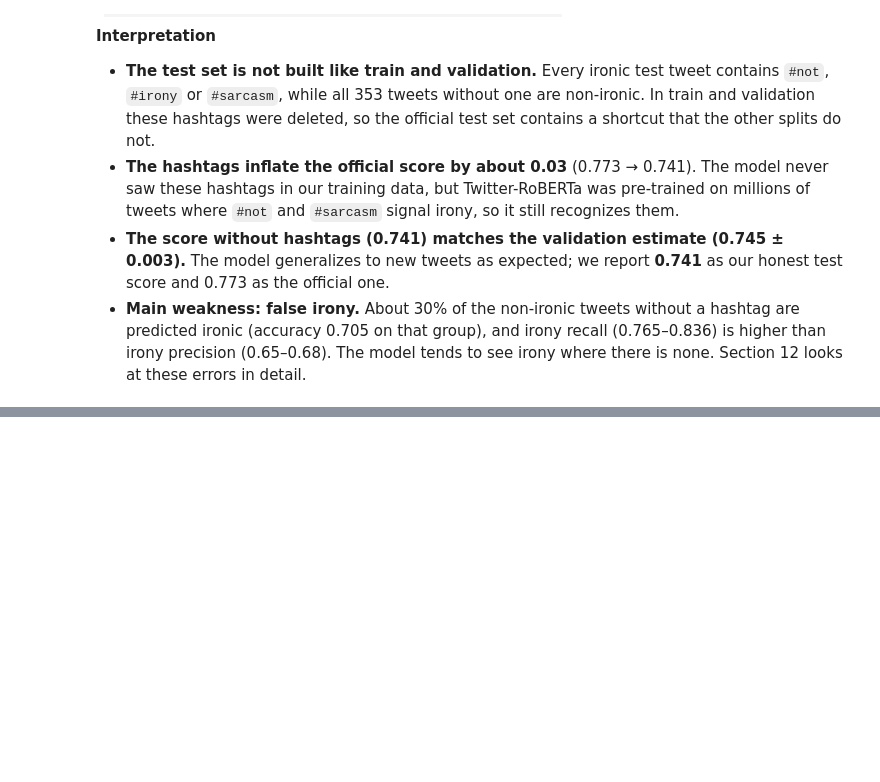
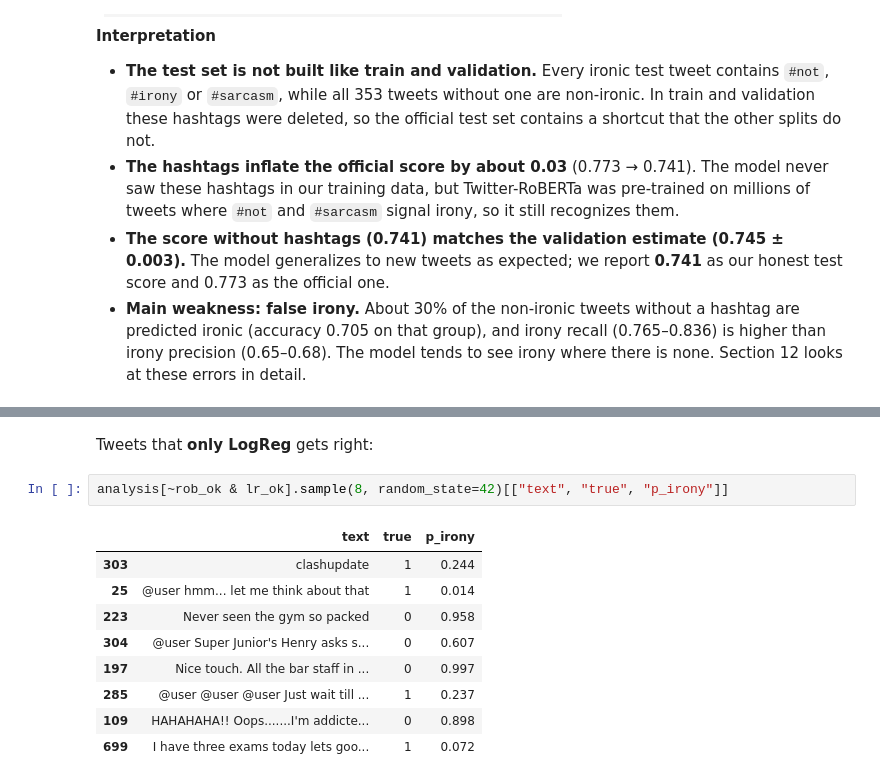
Before and after one commit to MohamedChaker-bha/irony-detection, a Jupyter notebook: notebooks/04_transformer.ipynb, the cells around one changed output, grey strips where cells are left out. Drawn from its saved outputs; the diff is of its cells as text; blank space fills up the shorter version.

```diff
--- a/notebooks/04_transformer.ipynb
+++ b/notebooks/04_transformer.ipynb
@@ -1074,0 +1227,14 @@ weighted avg      0.758     0.746     0.749       784
+# %% [markdown]
+Tweets that **only LogReg** gets right:
+# %%
+analysis[~rob_ok & lr_ok].sample(8, random_state=42)[["text", "true", "p_irony"]]
+# %% [output]
+|  | text | true | p_irony |
+| 303 | clashupdate | 1 | 0.244 |
+| 25 | @user hmm... let me think about that | 1 | 0.014 |
+| 223 | Never seen the gym so packed | 0 | 0.958 |
+| 304 | @user Super Junior's Henry asks s... | 0 | 0.607 |
+| 197 | Nice touch. All the bar staff in ... | 0 | 0.997 |
+| 285 | @user @user @user Just wait till ... | 1 | 0.237 |
+| 109 | HAHAHAHA!! Oops.......I'm addicte... | 0 | 0.898 |
+| 699 | I have three exams today lets goo... | 1 | 0.072 |
```
Also changed, not shown: parts of 30 cells of this notebook, 1 other file.
